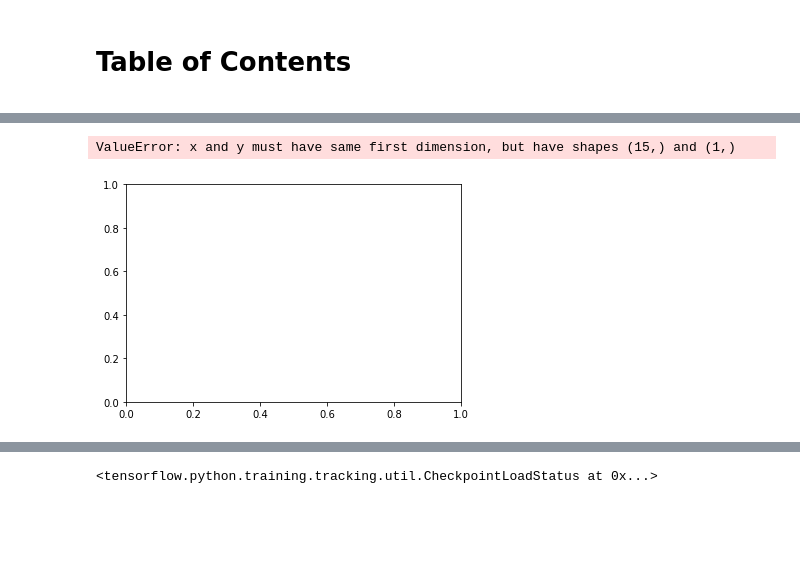
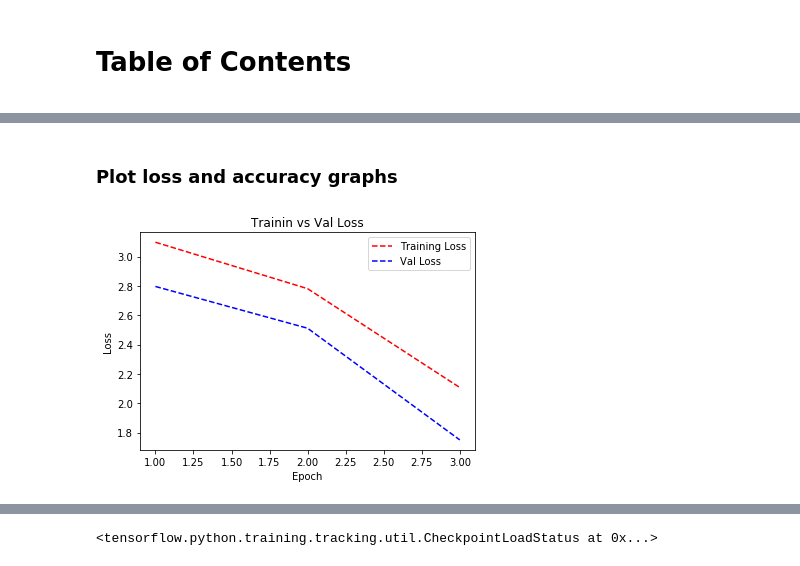
Before and after one commit to LeoTSH/accent, a Jupyter notebook: src/Tensorflow.ipynb, the cells around one changed output, grey strips where cells are left out. Drawn from its saved outputs; the diff is of its cells as text; code cells hidden in the pictures; blank space fills up the shorter version.

```diff
--- a/src/Tensorflow.ipynb
+++ b/src/Tensorflow.ipynb
@@ -379,18 +454,14 @@ def train_step(inp, targ, enc_hidden):
         for t in range(1, targ.shape[1]):
             # passing enc_output to the decoder
             predictions, dec_hidden, _ = decoder(dec_input, dec_hidden, enc_output)
-#             loss += loss_function(targ[:, t], predictions)
             train_loss = loss_object(targ[:, t], predictions)
             loss += train_loss
 
-            accuracy.update_state(targ[:, t], predictions)
-            acc += accuracy.result()
+            train_accuracy.update_state(targ[:, t], predictions)
+            acc += train_accuracy.result()
 
             # using teacher forcing
             dec_input = tf.expand_dims(targ[:, t], 1)
-
-    batch_loss = (loss / int(targ.shape[1]))
-    batch_acc = acc / int (targ.shape[1])
 
     variables = encoder.trainable_variables + decoder.trainable_variables
 
@@ -398,5 +469,38 @@ def train_step(inp, targ, enc_hidden):
 
     optimizer.apply_gradients(zip(gradients, variables))
 
+    batch_loss = loss / int(targ.shape[1])
+    batch_acc = acc / int (targ.shape[1])
+
     return batch_loss, batch_acc
+# %%
+@tf.function
+def test_step(inp, targ, enc_hidden):
+  loss = 0.0
+  acc = 0.0
+
+  enc_output, enc_hidden = encoder(inp, enc_hidden)
+
+  dec_hidden = enc_hidden
+
+  dec_input = tf.expand_dims([target_tokenizer.word_index['<s>']] * batch_sz, 1)
+
+  # Teacher forcing - feeding the target as the next input
+  for t in range(1, targ.shape[1]):
+    # passing enc_output to the decoder
+    predictions, dec_hidden, _ = decoder(dec_input, dec_hidden, enc_output)
+    val_loss = loss_object(targ[:, t], predictions)
+    loss += val_loss
+
+    val_accuracy(targ[:, t], predictions)
+    val_accuracy.update_state(targ[:, t], predictions)
+    acc += val_accuracy.result()
+
+    # using teacher forcing
+    dec_input = tf.expand_dims(targ[:, t], 1)
+
+  batch_loss = loss / int(targ.shape[1])
+  batch_acc = acc / int (targ.shape[1])
+
+  return batch_loss, batch_acc
 # %%
@@ -481,13 +594,14 @@ Time taken for 1 epoch 215.3757290840149 sec
+# %% [markdown]
+### Plot loss and accuracy graphs
 # %%
 # Plot training vs val loss
-epoch_range = [i for i in range(1, len(epoch_losses)+1)]
+epoch_range = [i for i in range(1, len(train_epoch_losses)+1)]
 plt.plot(epoch_range, train_epoch_losses, 'r--')
 plt.plot(epoch_range, val_epoch_losses, 'b--')
 plt.title('Trainin vs Val Loss')
-plt.legend(['Training Loss', ['Val Loss']])
+plt.legend(['Training Loss', 'Val Loss'])
 plt.xlabel('Epoch')
 plt.ylabel('Loss')
 plt.show()
 # %% [output]
-ValueError: x and y must have same first dimension, but have shapes (15,) and (1,)
-[figure, old version]
+[figure, new version]
```
Also changed, not shown: parts of 43 cells of this notebook.
